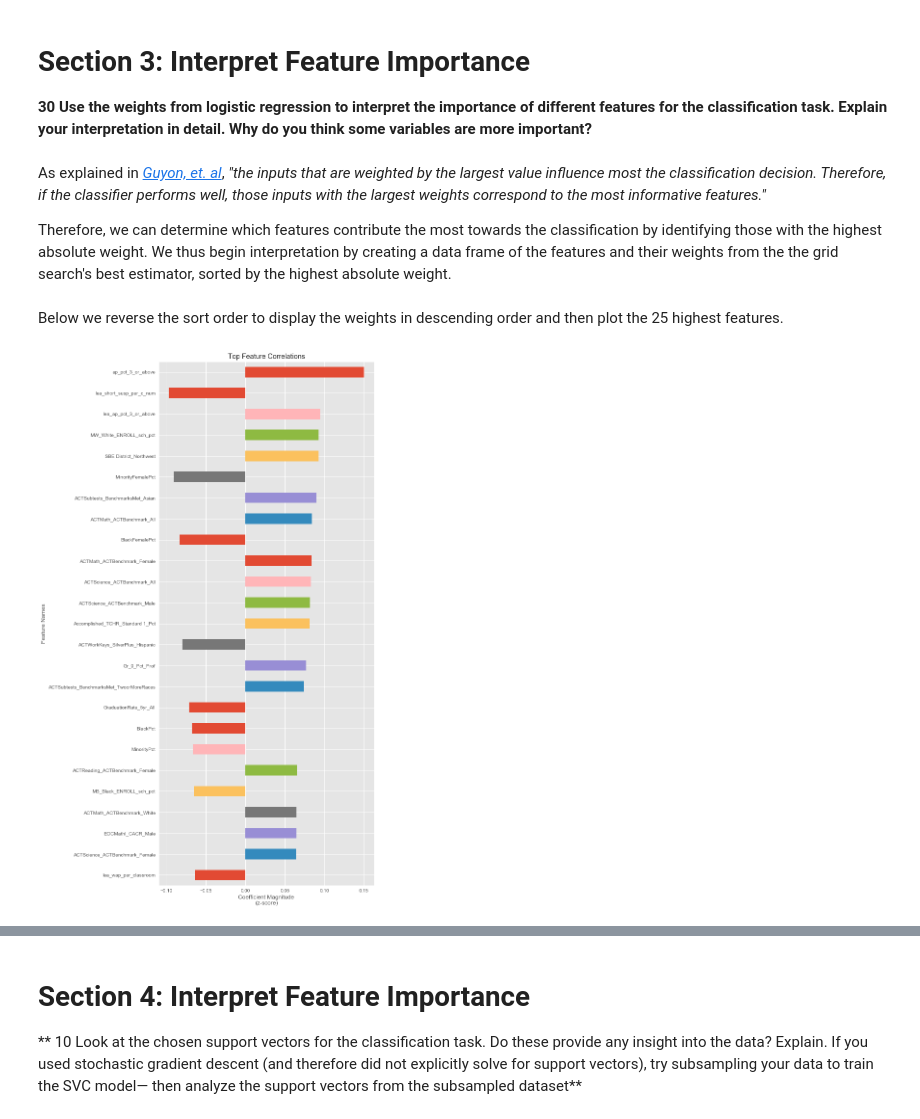
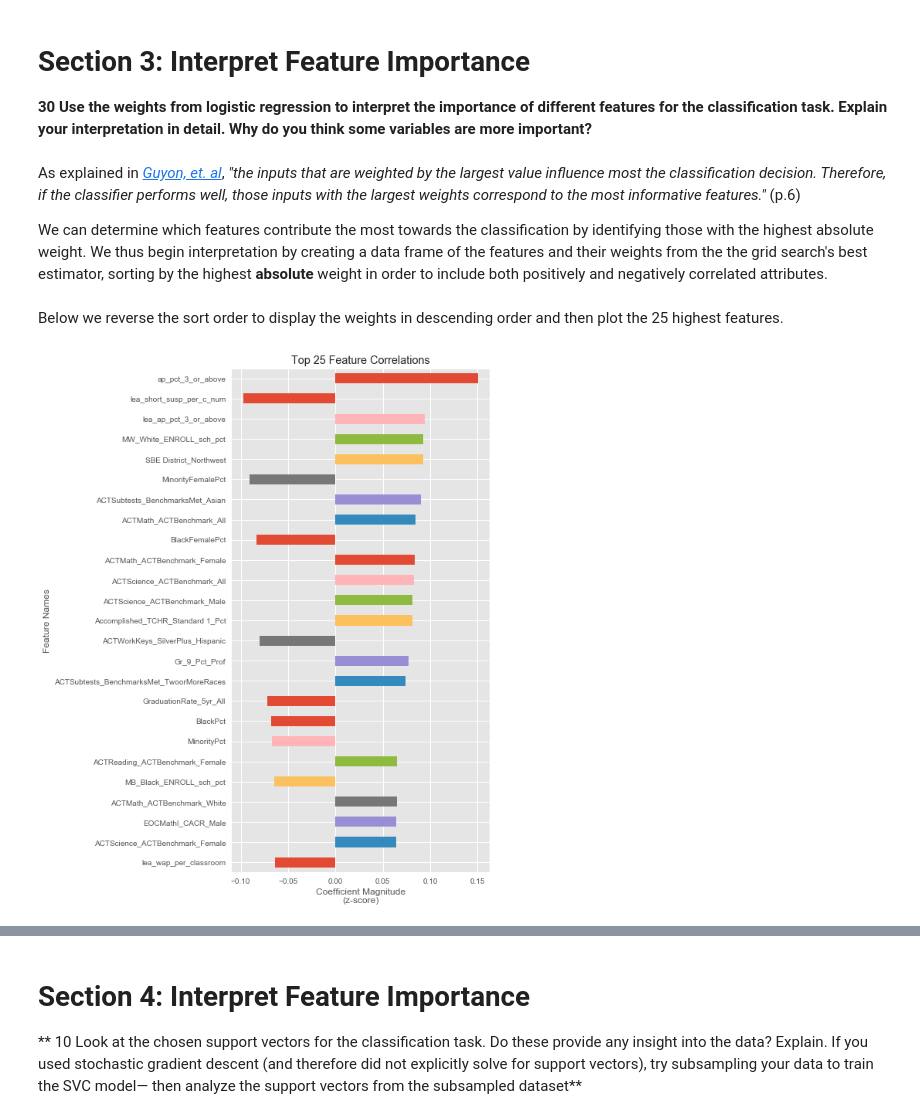
Before and after one commit to jeffweltman/MSDS7331, a Jupyter notebook: MSDS7331 - MiniProject1 - Logistic Regression & SVM.ipynb, the cells around one changed output, grey strips where cells are left out. Saved outputs shown, nothing was run; the diff lists cells and outputs as text; code cells hidden in the pictures.

```diff
--- a/MSDS7331 - MiniProject1 - Logistic Regression & SVM.ipynb
+++ b/MSDS7331 - MiniProject1 - Logistic Regression & SVM.ipynb
@@ -227,8 +231,8 @@ In this section we will explore the nature of logistic regression and SVMs, incl
 
 **30	Use the weights from logistic regression to interpret the importance of different features for the classification task. Explain your interpretation in detail. Why do you think some variables are more important?**
 # %% [markdown]
-As explained in [*Guyon, et. al*](http://citeseerx.ist.psu.edu/viewdoc/download?doi=10.1.1.70.9598&rep=rep1&type=pdf), *"the inputs that are weighted by the largest value influence most the classification decision. Therefore, if the classifier performs well, those inputs with the largest weights correspond to the most informative features."*
+As explained in [*Guyon, et. al*](http://citeseerx.ist.psu.edu/viewdoc/download?doi=10.1.1.70.9598&rep=rep1&type=pdf), *"the inputs that are weighted by the largest value influence most the classification decision. Therefore, if the classifier performs well, those inputs with the largest weights correspond to the most informative features."* (p.6)
 
-Therefore, we can determine which features contribute the most towards the classification by identifying those with the highest absolute weight. We thus begin interpretation by creating a data frame of the features and their weights from the the grid search's best estimator, sorted by the highest absolute weight.
+We can determine which features contribute the most towards the classification by identifying those with the highest absolute weight. We thus begin interpretation by creating a data frame of the features and their weights from the the grid search's best estimator, sorting by the highest **absolute** weight in order to include both positively and negatively correlated attributes.
 # %%
 X_highSchools=pd.DataFrame(X_highSchools) # casting as dataframe for column interpretation
@@ -246,25 +248,25 @@ Below we reverse the sort order to display the weights in descending order and t
 # %%
 # Examine categorical variables of interest
 import matplotlib.pyplot as plt
 
 %matplotlib inline
 
 #Plot the model's feature importances
 # REFERENCE:  Eric Larson, https://github.com/eclarson/DataMiningNotebooks
 plt.style.use('ggplot')
 
 wt_plt_df = linreg_ft_imp_df.head(25) # obtains the 75 most highly-weighted attributes
 wt_plt_df = pd.DataFrame(wt_plt_df)
 wt_plt_df.sort_values(by='absolute_weights', inplace=True, ascending=True) # reverses the sorting
 
 weights = pd.Series(wt_plt_df['weights'].values,index=wt_plt_df['feature_names'])
-ax = weights.plot(kind='barh', figsize=(8,20))
+ax = weights.plot(kind='barh', figsize=(6,12))
 
-ax.set_title("Top Feature Correlations")
+ax.set_title("Top 25 Feature Correlations")
 ax.set_xlabel("Coefficient Magnitude\n(z-score)")
 ax.set_ylabel("Feature Names")
 
 plt.show()
 # %% [output]
-[figure, old version]
+[figure, new version]
 # %% [markdown]
```
Also changed, not shown: parts of 5 cells of this notebook.
